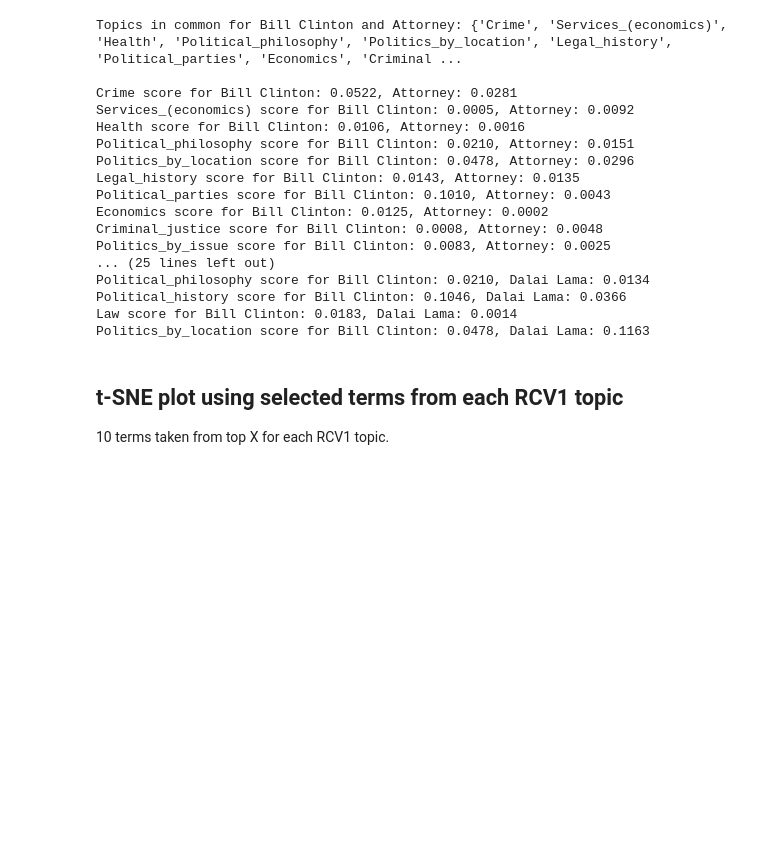
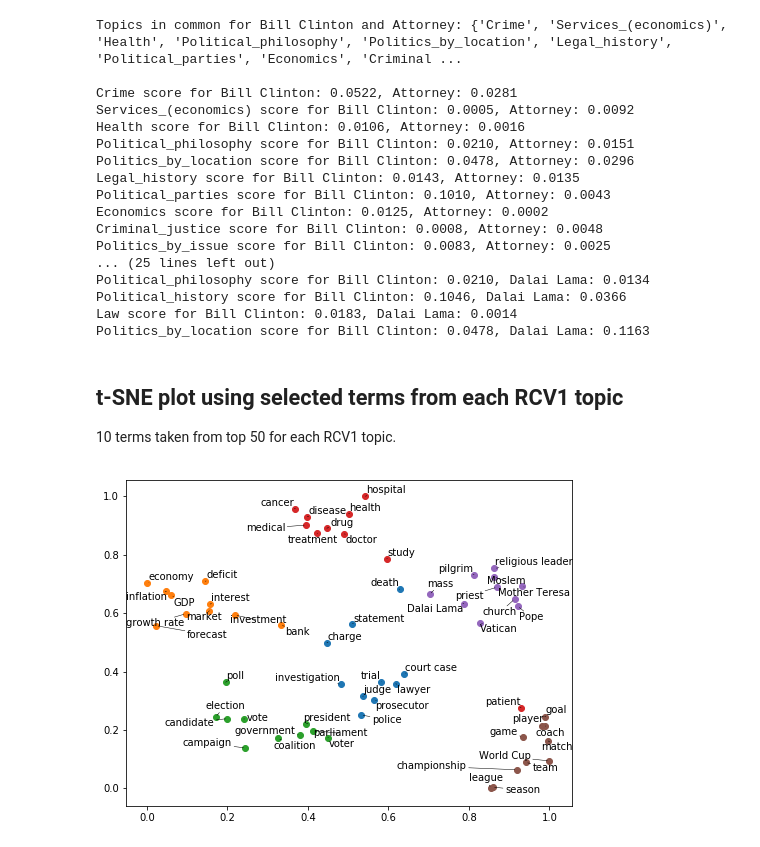
Before and after one commit to dscook/topic-classification-with-kbs, a Jupyter notebook: rcv1/word_embedding_analysis.ipynb, the cells around one changed output. Saved outputs shown, nothing was run; the diff lists cells and outputs as text; code cells hidden in the pictures; blank space fills up the shorter version.

Commit message:
Updated requirements.txt.
Added t-SNE plot.

```diff
--- a/rcv1/word_embedding_analysis.ipynb
+++ b/rcv1/word_embedding_analysis.ipynb
@@ -295,7 +297,7 @@ Politics_by_location score for Bill Clinton: 0.0478, Dalai Lama: 0.1163
 # %% [markdown]
 ## t-SNE plot using selected terms from each RCV1 topic
 
-10 terms taken from top X for each RCV1 topic.
+10 terms taken from top 50 for each RCV1 topic.
 # %%
 dalai_lama_embedding = embedding_model.get_vector('court case')
 # %%
@@ -359,3 +361,44 @@ sports_terms = ['game',
                 'World Cup',
                 'championship',
                 'coach']
+
+all_terms = crime_law_terms + economic_terms + elections_terms + health_terms + religion_terms + sports_terms
+all_terms_embedded = [embedding_model.get_vector(term) for term in all_terms]
+all_terms_embedded = np.array(all_terms_embedded)
+# %%
+# Perform the t-SNE optimisation
+tsne = manifold.TSNE(n_components=2, init='pca', metric='cosine', learning_rate=40.0, random_state=42)
+X = tsne.fit_transform(all_terms_embedded)
+
+# Do the t-SNE plot
+x_min, x_max = np.min(X, 0), np.max(X, 0)
+X_normalised = (X - x_min) / (x_max - x_min)
+
+crime_law_indexes = slice(0, 10, 1)
+economic_indexes = slice(10, 20, 1)
+elections_indexes = slice(20, 30, 1)
+health_indexes = slice(30, 40, 1)
+religion_indexes = slice(40, 50, 1)
+sports_indexes = slice(50, 60, 1)
+
+texts = []
+fig, ax = plt.subplots(figsize=(8,6))
+
+def plot_topic(indexes, terms):
+    ax.scatter(X_normalised[indexes, 0], X_normalised[indexes, 1])
+    for i, term in enumerate(terms):
+        texts.append(ax.text(X_normalised[indexes.start+i, 0], X_normalised[indexes.start+i, 1], term))
+
+plot_topic(crime_law_indexes, crime_law_terms)
+plot_topic(economic_indexes, economic_terms)
+plot_topic(elections_indexes, elections_terms)
+plot_topic(health_indexes, health_terms)
+plot_topic(religion_indexes, religion_terms)
+plot_topic(sports_indexes, sports_terms)
+
+# Move the phrase labels arounds so they don't collide
+adjust_text(texts, arrowprops=dict(arrowstyle="-", color='k', lw=0.5))
+
+plt.show()
+# %% [output]
+[figure, added]
```
Also changed, not shown: parts of 1 cell of this notebook, 1 other file.
